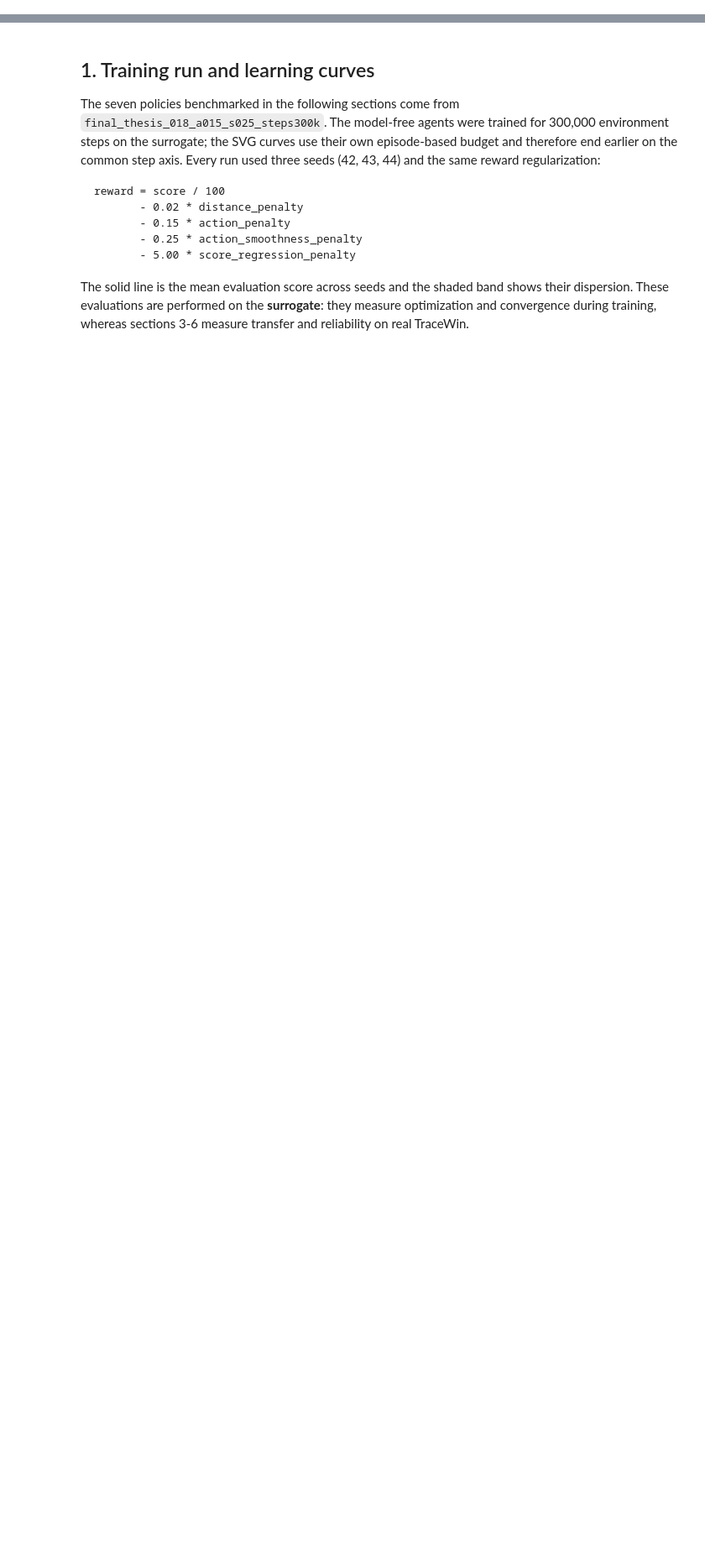
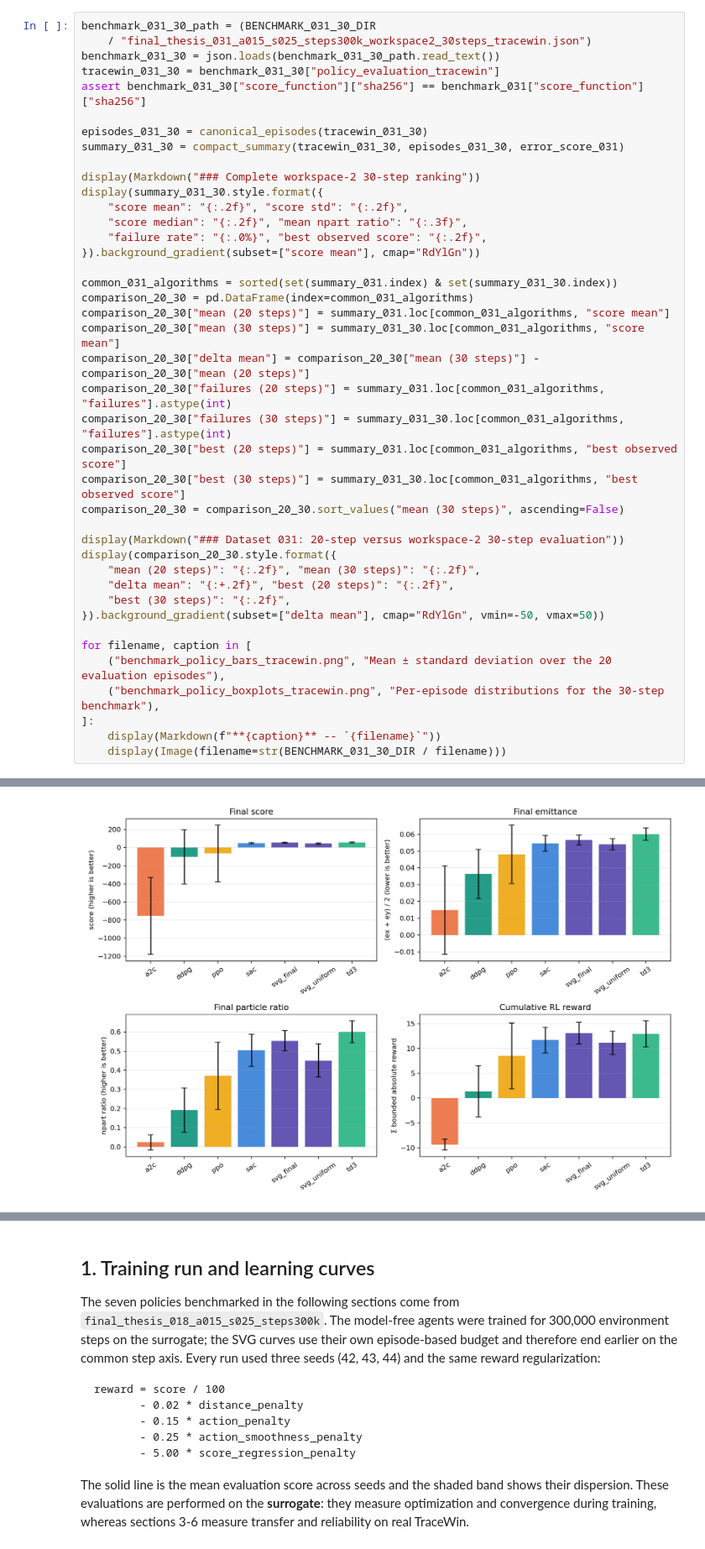
Before and after one commit to boorgoof/rl_beam_optimization, a Jupyter notebook: beam_optimization/results/benchmark_results_summary.ipynb, the cells around one changed output, grey strips where cells are left out. Shown at 84% size. Drawn from its saved outputs; the diff is of its cells as text; blank space fills up the shorter version.

```diff
--- a/beam_optimization/results/benchmark_results_summary.ipynb
+++ b/beam_optimization/results/benchmark_results_summary.ipynb
@@ -88,0 +266,42 @@ Bayesian data  : /mnt/meneghetti/FEDERICO_TESI/rl_beam_optimization/beam_optimiz
+# %%
+benchmark_031_30_path = (BENCHMARK_031_30_DIR
+    / "final_thesis_031_a015_s025_steps300k_workspace2_30steps_tracewin.json")
+benchmark_031_30 = json.loads(benchmark_031_30_path.read_text())
+tracewin_031_30 = benchmark_031_30["policy_evaluation_tracewin"]
+assert benchmark_031_30["score_function"]["sha256"] == benchmark_031["score_function"]["sha256"]
+
+episodes_031_30 = canonical_episodes(tracewin_031_30)
+summary_031_30 = compact_summary(tracewin_031_30, episodes_031_30, error_score_031)
+
+display(Markdown("### Complete workspace-2 30-step ranking"))
+display(summary_031_30.style.format({
+    "score mean": "{:.2f}", "score std": "{:.2f}",
+    "score median": "{:.2f}", "mean npart ratio": "{:.3f}",
+    "failure rate": "{:.0%}", "best observed score": "{:.2f}",
+}).background_gradient(subset=["score mean"], cmap="RdYlGn"))
+
+common_031_algorithms = sorted(set(summary_031.index) & set(summary_031_30.index))
+comparison_20_30 = pd.DataFrame(index=common_031_algorithms)
+comparison_20_30["mean (20 steps)"] = summary_031.loc[common_031_algorithms, "score mean"]
+comparison_20_30["mean (30 steps)"] = summary_031_30.loc[common_031_algorithms, "score mean"]
+comparison_20_30["delta mean"] = comparison_20_30["mean (30 steps)"] - comparison_20_30["mean (20 steps)"]
+comparison_20_30["failures (20 steps)"] = summary_031.loc[common_031_algorithms, "failures"].astype(int)
+comparison_20_30["failures (30 steps)"] = summary_031_30.loc[common_031_algorithms, "failures"].astype(int)
+comparison_20_30["best (20 steps)"] = summary_031.loc[common_031_algorithms, "best observed score"]
+comparison_20_30["best (30 steps)"] = summary_031_30.loc[common_031_algorithms, "best observed score"]
+comparison_20_30 = comparison_20_30.sort_values("mean (30 steps)", ascending=False)
+
+display(Markdown("### Dataset 031: 20-step versus workspace-2 30-step evaluation"))
+display(comparison_20_30.style.format({
+    "mean (20 steps)": "{:.2f}", "mean (30 steps)": "{:.2f}",
+    "delta mean": "{:+.2f}", "best (20 steps)": "{:.2f}",
+    "best (30 steps)": "{:.2f}",
+}).background_gradient(subset=["delta mean"], cmap="RdYlGn", vmin=-50, vmax=50))
+
+for filename, caption in [
+    ("benchmark_policy_bars_tracewin.png", "Mean ± standard deviation over the 20 evaluation episodes"),
+    ("benchmark_policy_boxplots_tracewin.png", "Per-episode distributions for the 30-step benchmark"),
+]:
+    display(Markdown(f"**{caption}** -- `{filename}`"))
+    display(Image(filename=str(BENCHMARK_031_30_DIR / filename)))
+# %% [output]
@@ -88,0 +327 @@ Bayesian data  : /mnt/meneghetti/FEDERICO_TESI/rl_beam_optimization/beam_optimiz
+[figure, added]
```
Also changed, not shown: parts of 26 cells of this notebook, 8 other files.
